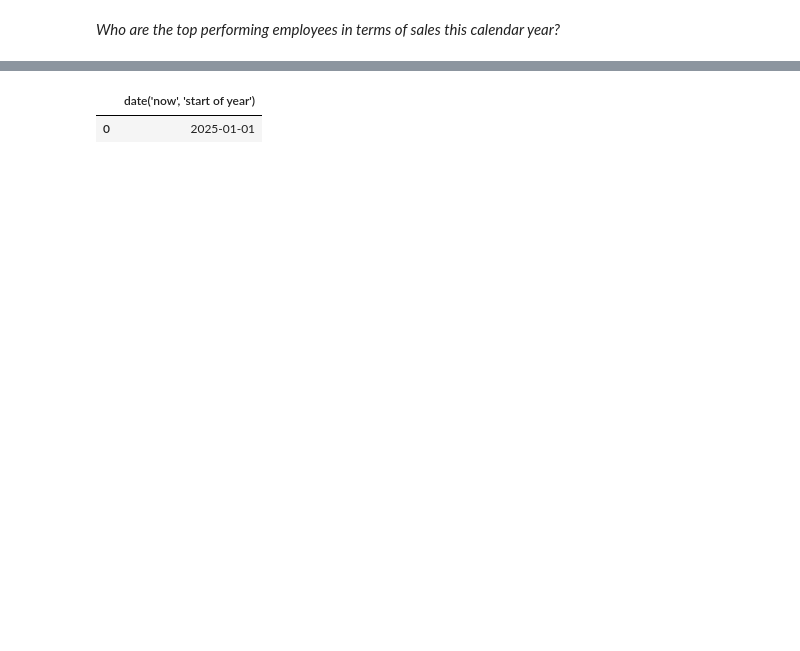
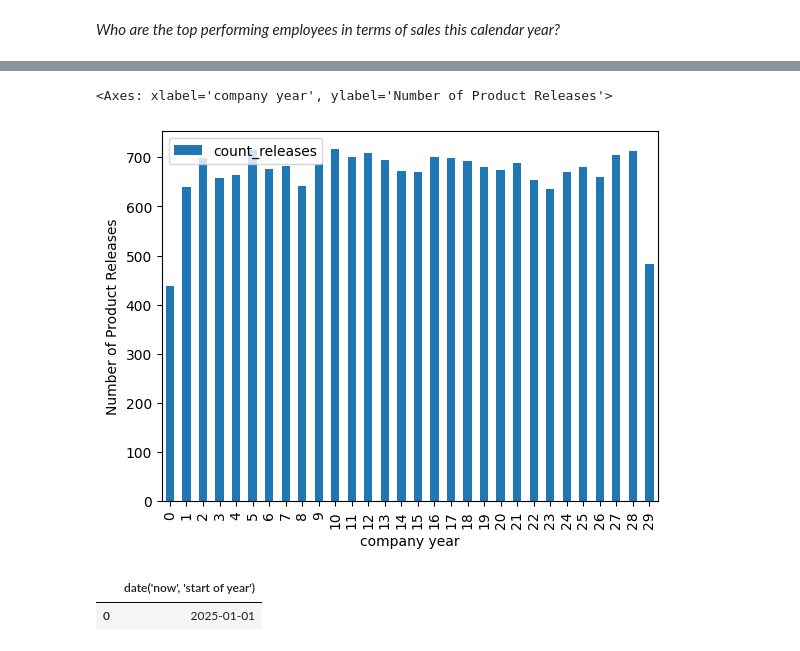
Before and after one commit to peterdobbs77/daily-coding, a Jupyter notebook: sql/try_database_utils.ipynb, the cells around one changed output, grey strips where cells are left out. Drawn from its saved outputs; the diff is of its cells as text; code cells hidden in the pictures; blank space fills up the shorter version.

```diff
--- a/sql/try_database_utils.ipynb
+++ b/sql/try_database_utils.ipynb
@@ -125,0 +162,11 @@ Unfortunately, because the timestamp field for transactions is autogenerated bas
+# %%
+query=f"""
+    select date(release_date, 'start of year') as year, COUNT(id) as count_releases
+    from products
+    group by date(release_date, 'start of year')
+    order by year
+    """
+results = database_utils.execute_sql(
+    query=query,
+    db_path=DB_PATH)
+utils.print_html(results, "How many products are released per year?")
@@ -126,3 +192,11 @@ Unfortunately, because the timestamp field for transactions is autogenerated bas
+# %%
+results.plot(
+    kind="bar",
+    xlabel='company year',
+    ylabel='Number of Product Releases')
+# %% [output]
+<Axes: xlabel='company year', ylabel='Number of Product Releases'>
+[figure, added]
 # %%
 database_utils.execute_sql(
     query="select date('now', 'start of year')",
```
Also changed, not shown: parts of 10 cells of this notebook, 1 other file.
